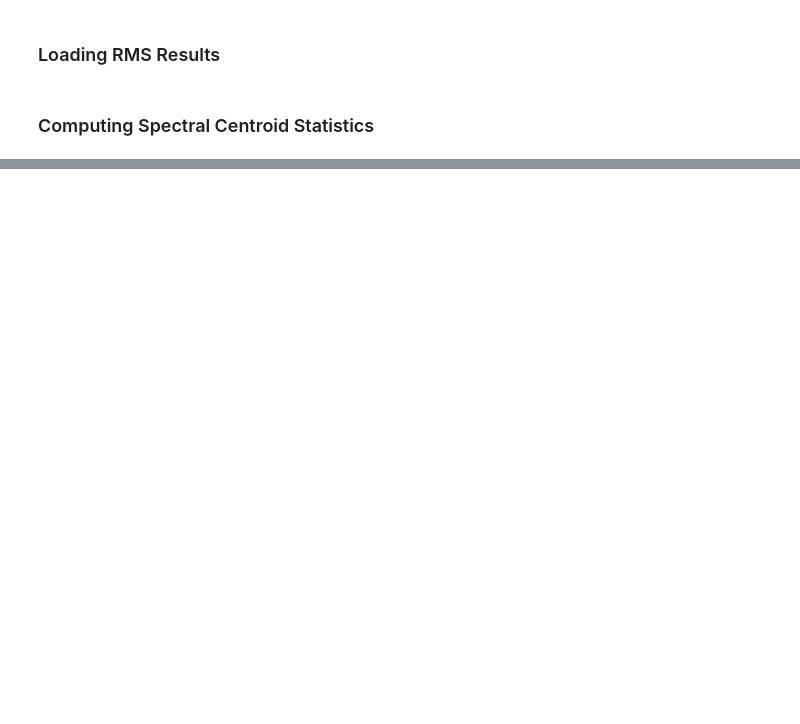
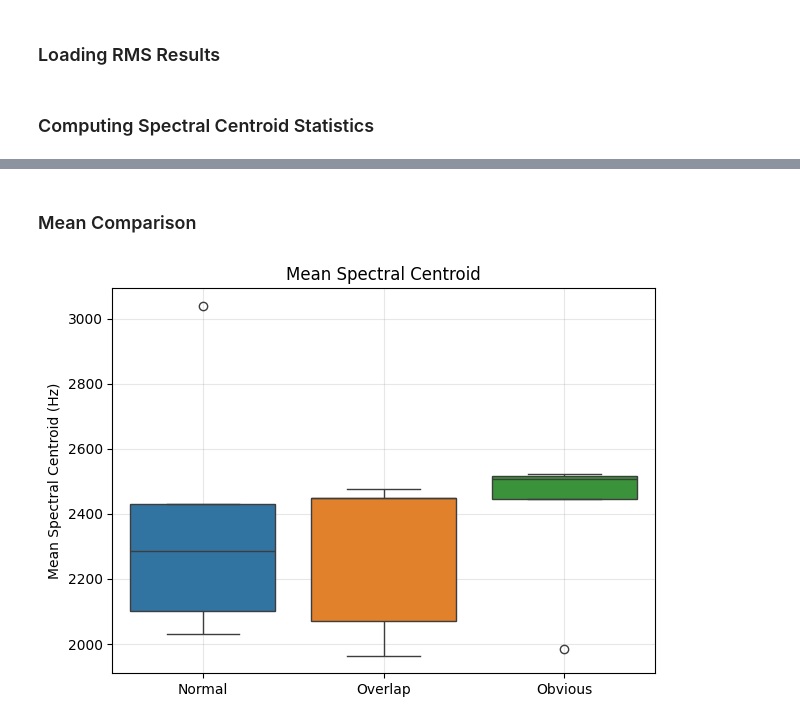
Before and after one commit to Shagun-Thakur/EchoGuard, a Jupyter notebook: notebooks/06_spectral_centroid_analysis.ipynb, the cells around one changed output, grey strips where cells are left out. Drawn from its saved outputs; the diff is of its cells as text; code cells hidden in the pictures; blank space fills up the shorter version.

```diff
--- a/notebooks/06_spectral_centroid_analysis.ipynb
+++ b/notebooks/06_spectral_centroid_analysis.ipynb
@@ -47,0 +175,18 @@ FileNotFoundError: [Errno 2] No such file or directory: 'C:\\MyProjects\\MIMIIRe
+# %% [markdown]
+### Mean Comparison
+# %%
+import seaborn as sns
+plt.figure(figsize = (7, 5))
+sns.boxplot(
+    data = [
+        group_a_stats['centroid_mean'].values,
+        group_b_stats['centroid_mean'].values,
+        group_c_stats['centroid_mean'].values
+    ])
+plt.xticks(ticks = [0, 1, 2],labels = ["Normal", "Overlap", "Obvious"])
+plt.ylabel("Mean Spectral Centroid (Hz)")
+plt.title("Mean Spectral Centroid")
+plt.grid(alpha = 0.3)
+plt.show()
+# %% [output]
+[figure, added]
```
Also changed, not shown: parts of 38 cells of this notebook, 3 other files.
